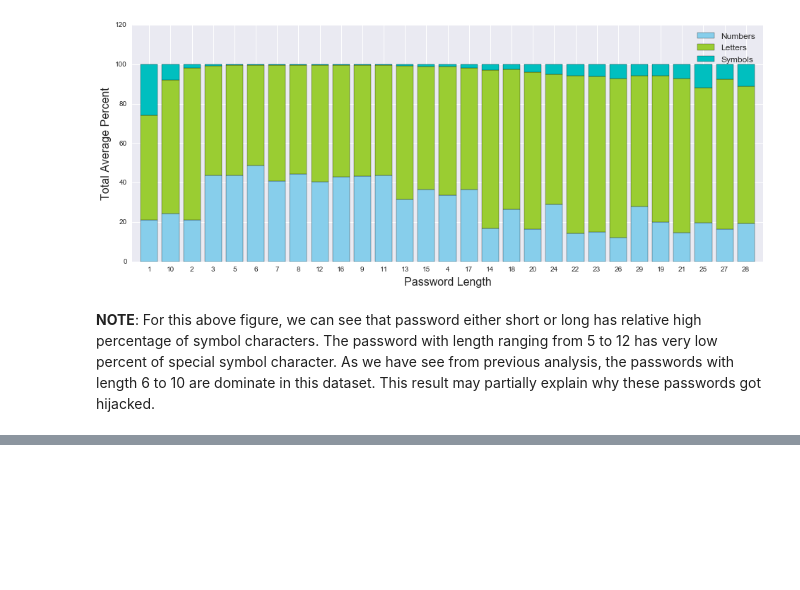
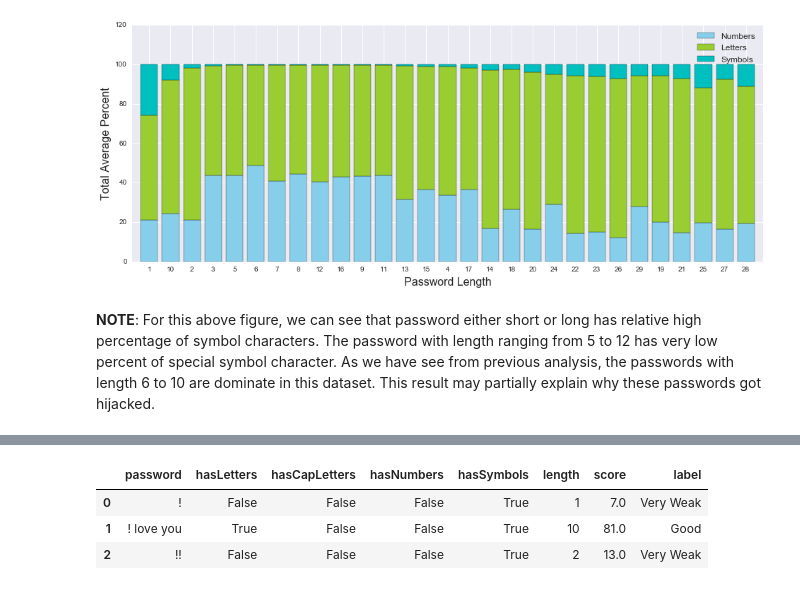
Before and after one commit to jhli973/Incubator, a Jupyter notebook: hijackedemail/Password and hijacked email.ipynb, the cells around one changed output, grey strips where cells are left out. Drawn from its saved outputs; the diff is of its cells as text; code cells hidden in the pictures; blank space fills up the shorter version.

```diff
--- a/hijackedemail/Password and hijacked email.ipynb
+++ b/hijackedemail/Password and hijacked email.ipynb
@@ -486,10 +412,0 @@ TypeError: 'function' object has no attribute '__getitem__'
-# %%
-from prettytable import PrettyTable
-
-s = pd.Series()
-#table = PrettyTable()
-for d in data_series:
-    for k,v in (d.iteritems()):
-        s[k] = v
-t = pd.DataFrame(s.sort_index())
-t.transpose()
@@ -549,0 +483,10 @@ rs.cluster_results(reduced_df_subset, preds, centers, pca_samples)
+# %%
+ps = passwords  #.sample(10000, random_state=100)  #passwords.drop(['label'], axis=1, inplace=True)
+ps['score'] = ps['password'].map(lambda x: scores(x))
+
+ps.head(3)
+# %% [output]
+|  | password | hasLetters | hasCapLetters | hasNumbers | hasSymbols | length | score | label |
+| 0 | ! | False | False | False | True | 1 | 7.0 | Very Weak |
+| 1 | ! love you | True | False | False | True | 10 | 81.0 | Good |
+| 2 | !! | False | False | False | True | 2 | 13.0 | Very Weak |
```
Also changed, not shown: parts of 31 cells of this notebook.
